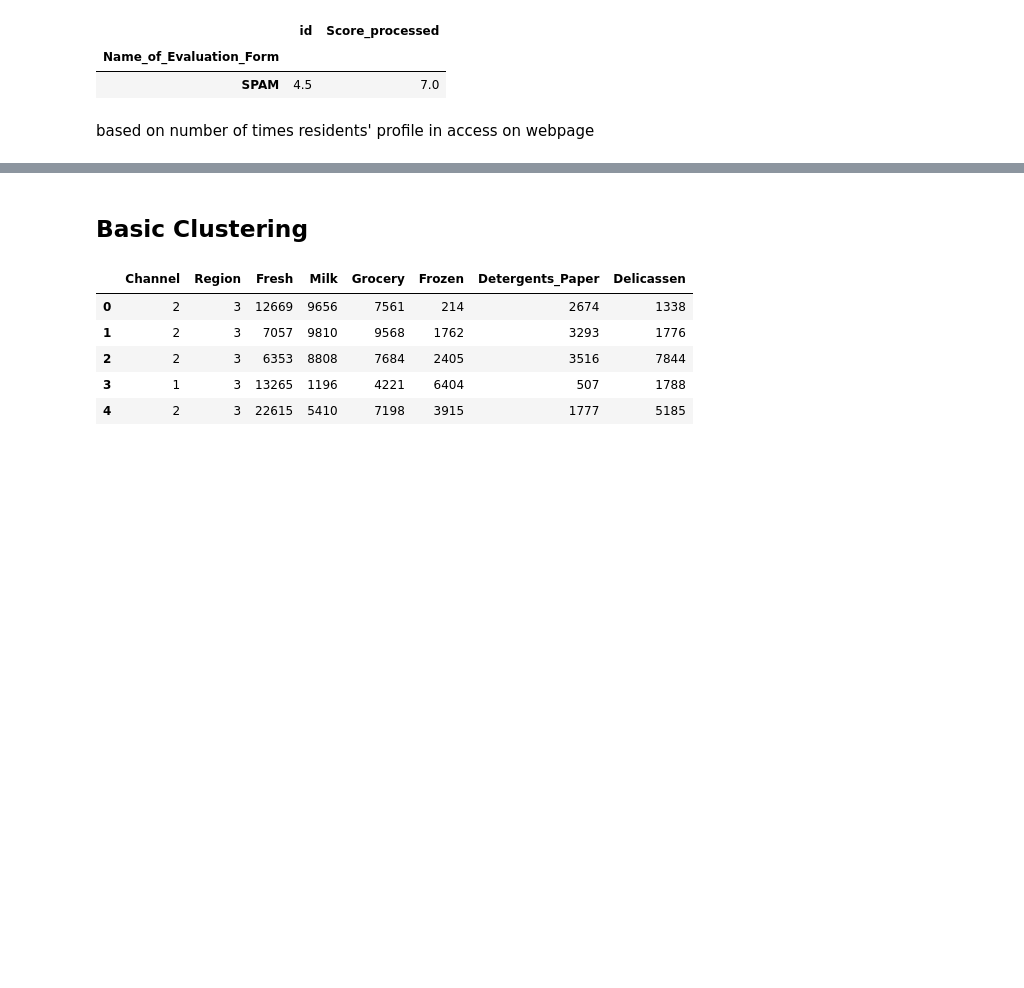
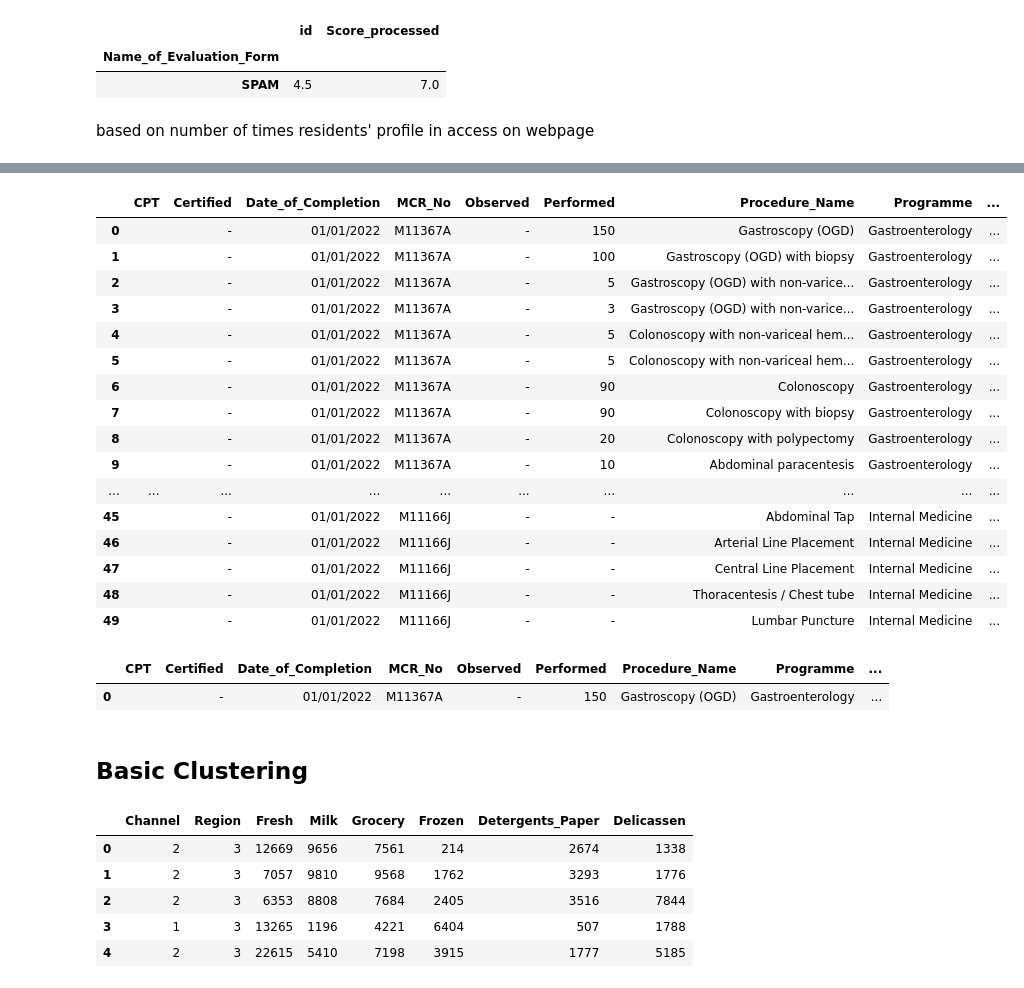
Before and after one commit to dracolim/FYP-GoodHealth, a Jupyter notebook: web activity analysis.ipynb, the cells around one changed output, grey strips where cells are left out. Drawn from its saved outputs; the diff is of its cells as text; code cells hidden in the pictures; blank space fills up the shorter version.

```diff
--- a/web activity analysis.ipynb
+++ b/web activity analysis.ipynb
@@ -614,3 +614,9 @@ data2.groupby("Name_of_Evaluation_Form").mean()
 | SPAM | 4.5 | 7.0 |
 # %% [markdown]
 based on number of times residents' profile in access on webpage
+# %%
+import requests
+
+x = requests.get('http://127.0.0.1:5011/procedure_log_data')
+
+print(x.text)
@@ -617,3 +641,36 @@ based on number of times residents' profile in access on webpage
+# %%
+import json
+eval_data = json.loads(x.text)
+eval_data = eval_data["data"]
+
+eval_cols = list(eval_data[0].keys())
+
+import pandas as pd
+data = pd.DataFrame.from_records(eval_data, columns = eval_cols )
+data
+# %% [output]
+|  | CPT | Certified | Date_of_Completion | MCR_No | Observed | Performed | Procedure_Name | Programme | ... |
+| 0 |  | - | 01/01/2022 | M11367A | - | 150 | Gastroscopy (OGD) | Gastroenterology | ... |
+| 1 |  | - | 01/01/2022 | M11367A | - | 100 | Gastroscopy (OGD) with biopsy | Gastroenterology | ... |
+| 2 |  | - | 01/01/2022 | M11367A | - | 5 | Gastroscopy (OGD) with non-varice... | Gastroenterology | ... |
+| 3 |  | - | 01/01/2022 | M11367A | - | 3 | Gastroscopy (OGD) with non-varice... | Gastroenterology | ... |
+| 4 |  | - | 01/01/2022 | M11367A | - | 5 | Colonoscopy with non-variceal hem... | Gastroenterology | ... |
+| 5 |  | - | 01/01/2022 | M11367A | - | 5 | Colonoscopy with non-variceal hem... | Gastroenterology | ... |
+| 6 |  | - | 01/01/2022 | M11367A | - | 90 | Colonoscopy | Gastroenterology | ... |
+| 7 |  | - | 01/01/2022 | M11367A | - | 90 | Colonoscopy with biopsy | Gastroenterology | ... |
+| 8 |  | - | 01/01/2022 | M11367A | - | 20 | Colonoscopy with polypectomy | Gastroenterology | ... |
+| 9 |  | - | 01/01/2022 | M11367A | - | 10 | Abdominal paracentesis | Gastroenterology | ... |
+| ... | ... | ... | ... | ... | ... | ... | ... | ... | ... |
+| 45 |  | - | 01/01/2022 | M11166J | - | - | Abdominal Tap | Internal Medicine | ... |
+| 46 |  | - | 01/01/2022 | M11166J | - | - | Arterial Line Placement | Internal Medicine | ... |
+| 47 |  | - | 01/01/2022 | M11166J | - | - | Central Line Placement | Internal Medicine | ... |
+| 48 |  | - | 01/01/2022 | M11166J | - | - | Thoracentesis / Chest tube | Internal Medicine | ... |
+| 49 |  | - | 01/01/2022 | M11166J | - | - | Lumbar Puncture | Internal Medicine | ... |
+# %%
+data[data['MCR_No'] == "M11367A"][data['id'] == 1]
+# %% [output]
+|  | CPT | Certified | Date_of_Completion | MCR_No | Observed | Performed | Procedure_Name | Programme | ... |
+| 0 |  | - | 01/01/2022 | M11367A | - | 150 | Gastroscopy (OGD) | Gastroenterology | ... |
 # %% [markdown]
 ## Basic Clustering
 # %%
```
Also changed, not shown: parts of 1 cell of this notebook, 3 other files.
